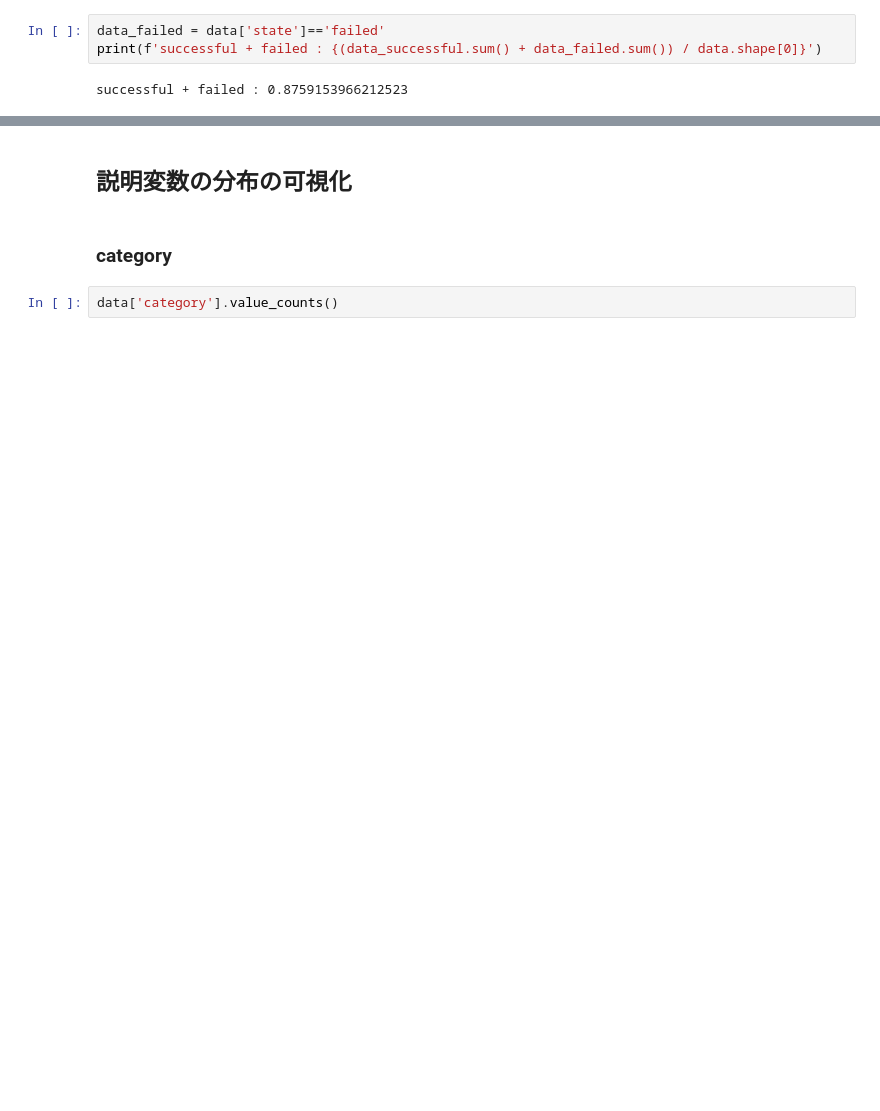
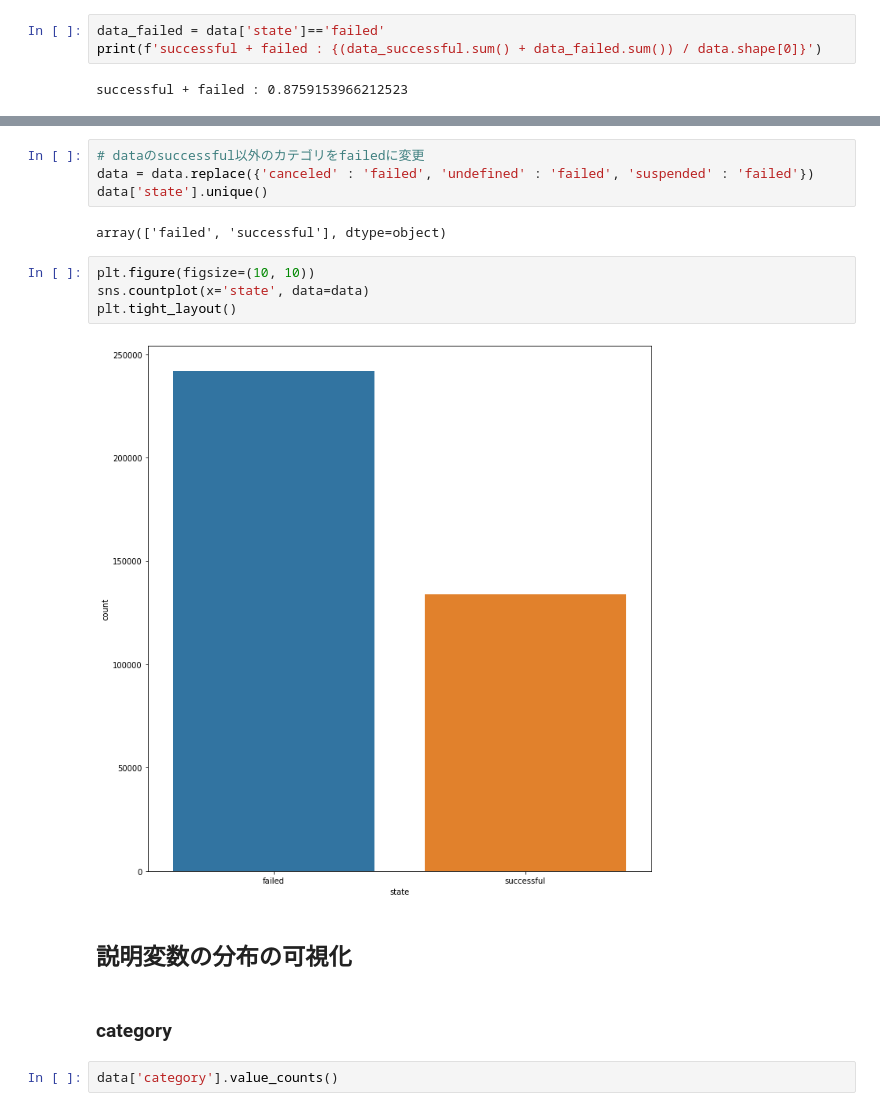
Before and after one commit to TSk-s/Intern, a Jupyter notebook: kickstarter_classification_1.ipynb, the cells around one changed output, grey strips where cells are left out. Saved outputs shown, nothing was run; the diff lists cells and outputs as text; blank space fills up the shorter version.

```diff
--- a/kickstarter_classification_1.ipynb
+++ b/kickstarter_classification_1.ipynb
@@ -156,3 +178,15 @@ successfulとfailedが全体の87.59%を占めていることがわかる．<br>
+# %%
+# dataのsuccessful以外のカテゴリをfailedに変更
+data = data.replace({'canceled' : 'failed', 'undefined' : 'failed', 'suspended' : 'failed'})
+data['state'].unique()
+# %% [output]
+array(['failed', 'successful'], dtype=object)
+# %%
+plt.figure(figsize=(10, 10))
+sns.countplot(x='state', data=data)
+plt.tight_layout()
+# %% [output]
+[figure, added]
 # %% [markdown]
 ## 説明変数の分布の可視化
 # %% [markdown]
```
Also changed, not shown: parts of 44 cells of this notebook.
